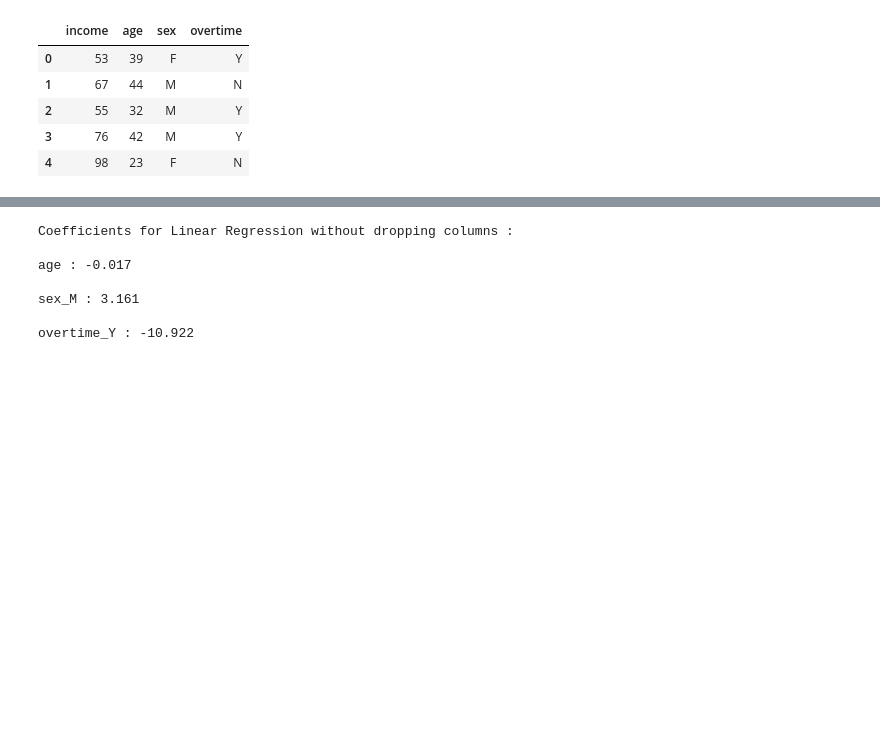
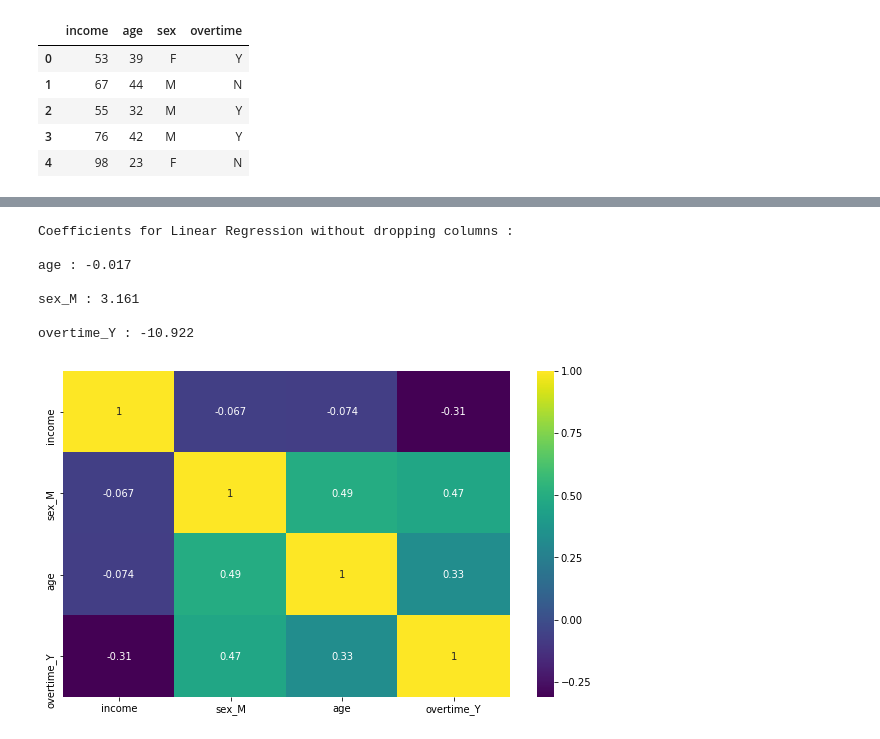
Before and after one commit to shailendrajain2892/GA_DSMP_5Jan2019, a Jupyter notebook: 13_categorical_multicolinearity.ipynb, the cells around one changed output, grey strips where cells are left out. Saved outputs shown, nothing was run; the diff lists cells and outputs as text; code cells hidden in the pictures; blank space fills up the shorter version.

```diff
--- a/13_categorical_multicolinearity.ipynb
+++ b/13_categorical_multicolinearity.ipynb
@@ -59,16 +87,25 @@ overtime_Y : -5.461
 # %%
-coeff_dropping_one_col = encode_cat_var_fit_model(df, df_cat, catVars, target, linear_reg, drop_one_col=1)
+coeff_dropping_one_col = encode_cat_var_fit_model(df,
+                                                  df_cat,
+                                                  catVars,
+                                                  target,
+                                                  linear_reg,
+                                                  drop_one_col=1,
+                                                  plot_corr=1,
+                                                  target_col=target_col)
+
 print('Coefficients for Linear Regression without dropping columns : \n')
 for key, value in coeff_dropping_one_col.items():
     print (key, ':', round(value, 3), '\n')
 # %% [output]
 Coefficients for Linear Regression without dropping columns :
 
 age : -0.017
 
 sex_M : 3.161
 
 overtime_Y : -10.922
+[figure, added]
 # %%
 lasso_reg = Lasso(alpha=0.1)
 # %%
```
Also changed, not shown: parts of 9 cells of this notebook, 1 other file.
